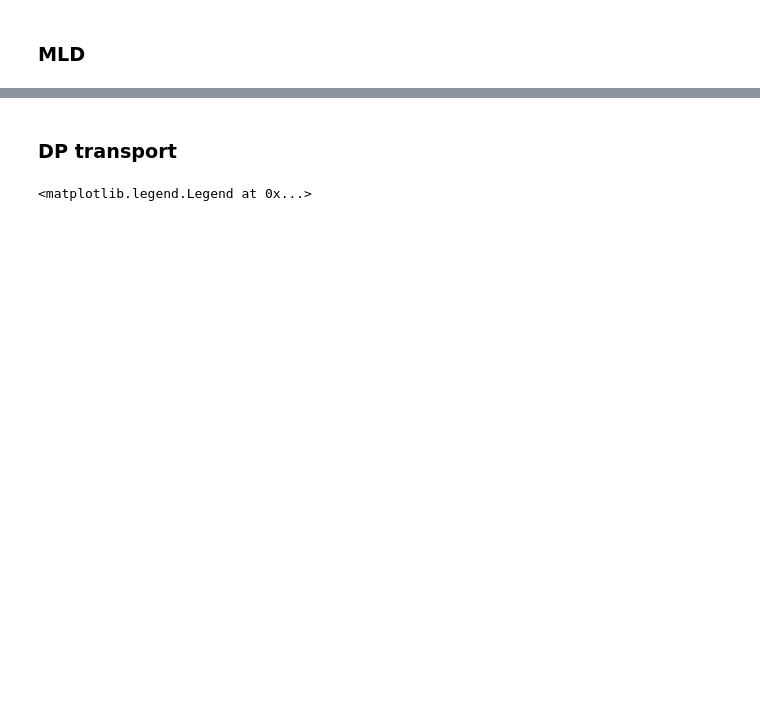
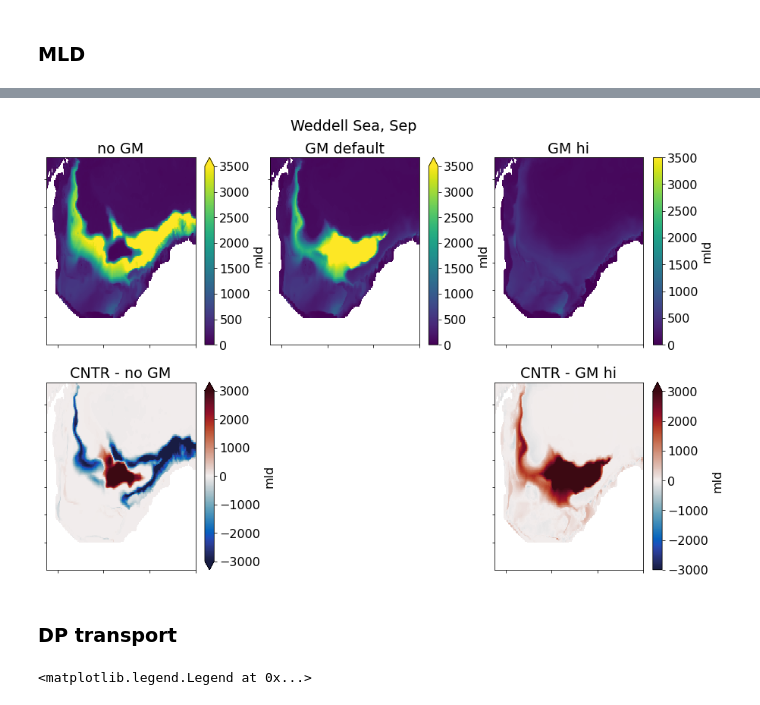
Before and after one commit to wghuneke/ACCESS-CM2-025_Analysis, a Jupyter notebook: notebooks/Testing_OM2_GMhi.ipynb, the cells around one changed output, grey strips where cells are left out. Saved outputs shown, nothing was run; the diff lists cells and outputs as text; code cells hidden in the pictures; blank space fills up the shorter version.

```diff
--- a/notebooks/Testing_OM2_GMhi.ipynb
+++ b/notebooks/Testing_OM2_GMhi.ipynb
@@ -222,29 +226,47 @@ for ii in range(4):
+# %%
+mld_WS_cntr = get_mld_month(expt_OM2_025_cntr, session_OM2, lon_slice_WS, lat_slice_WS, month=9, start_time='1990-01-01', end_time='2001-12-31')
+mld_WS_GMhi = get_mld_month(expt_OM2_025_GMhi, session_GMhi, lon_slice_WS, lat_slice_WS, month=9, start_time='1990-01-01', end_time='2001-12-31')
+mld_WS_noGM = get_mld_month(expt_OM2_025_noGM, session_OM2, lon_slice_WS, lat_slice_WS, month=9, start_time='1990-01-01', end_time='2001-12-31')
 # %%
-fig = pl.figure(figsize=(20,15))
+fig = plt.figure(figsize=(15,10))
+plt.suptitle('Weddell Sea, Sep', y=0.95)
 
-for ii in range(4):
-    plt.subplot(3,4,ii)
-    mld_WS_cntr[ii,...].plot()
-    if ii == 0:
-        plt.title('CNTR')
-    else:
-        plt.title('')
+plt.subplot(2,3,1)
+mld_WS_noGM.mean('time').plot(vmin=0, vmax=3500)
+plt.title('no GM')
+plt.tick_params(labelleft=False, labelbottom=False)
+plt.xlabel('')
+plt.ylabel('')
 
-for ii in range(4):
-    plt.subplot(3,4,ii)
-    mld_WS_GMhi[ii,...].plot()
-    if ii == 0:
-        plt.title('GM hi')
-    else:
-        plt.title('')
+plt.subplot(2,3,2)
+mld_WS_cntr.mean('time').plot(vmin=0, vmax=3500)
+plt.title('GM default')
+plt.tick_params(labelleft=False, labelbottom=False)
+plt.xlabel('')
+plt.ylabel('')
 
-for ii in range(4):
-    plt.subplot(3,4,ii)
-    (mld_WS_cntr[ii,...]-mld_NA_GMhi[ii,...]).plot()
-    if ii == 0:
-        plt.title('CNTR - GM hi')
-    else:
-        plt.title('')
+plt.subplot(2,3,3)
+mld_WS_GMhi.mean('time').plot(vmin=0, vmax=3500)
+plt.title('GM hi')
+plt.tick_params(labelleft=False, labelbottom=False)
+plt.xlabel('')
+plt.ylabel('')
+
+plt.subplot(2,3,4)
+(mld_WS_cntr.mean('time')-mld_WS_noGM.mean('time')).plot(vmin=-3000, vmax=3000, cmap=cm.cm.balance)
+plt.title('CNTR - no GM')
+plt.tick_params(labelleft=False, labelbottom=False)
+plt.xlabel('')
+plt.ylabel('')
+
+plt.subplot(2,3,6)
+(mld_WS_cntr.mean('time')-mld_WS_GMhi.mean('time')).plot(vmin=-3000, vmax=3000, cmap=cm.cm.balance)
+plt.title('CNTR - GM hi')
+plt.tick_params(labelleft=False, labelbottom=False)
+plt.xlabel('')
+plt.ylabel('');
+# %% [output]
+[figure, added]
 # %% [markdown]
 ### DP transport
 # %%
```
Also changed, not shown: parts of 17 cells of this notebook.
